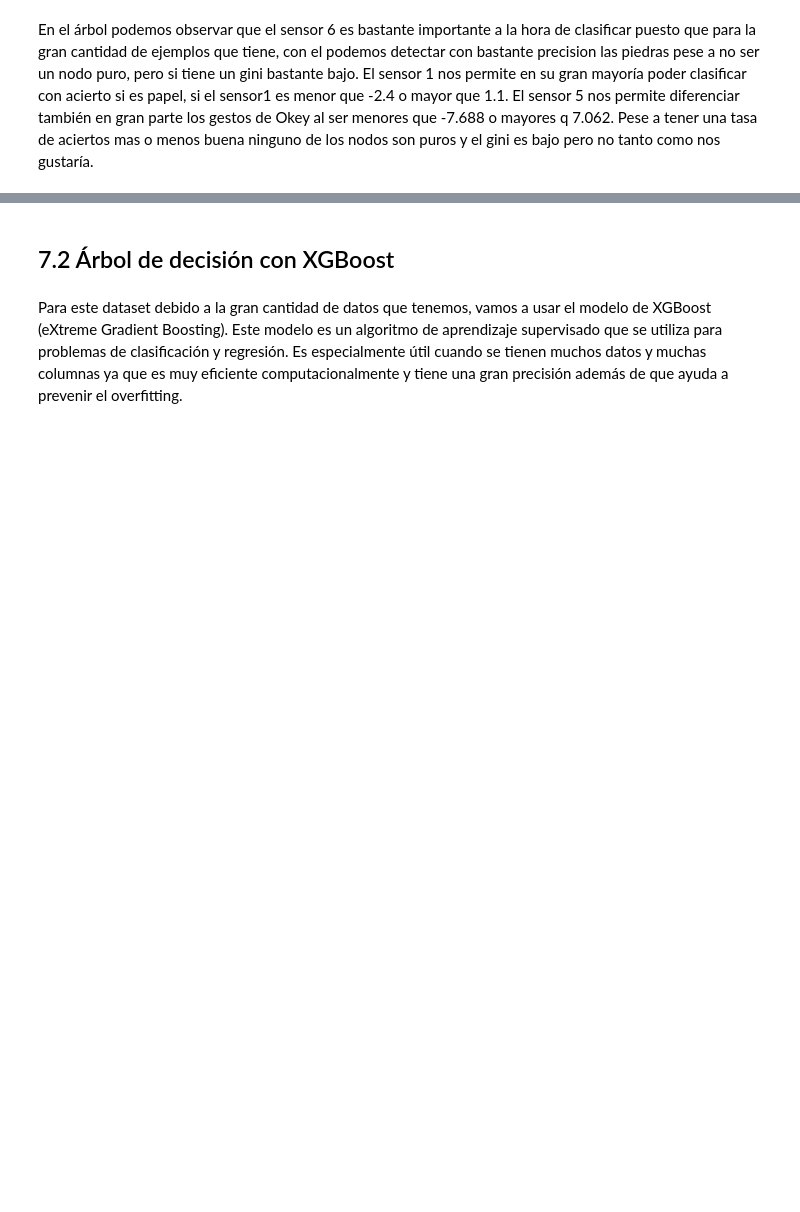
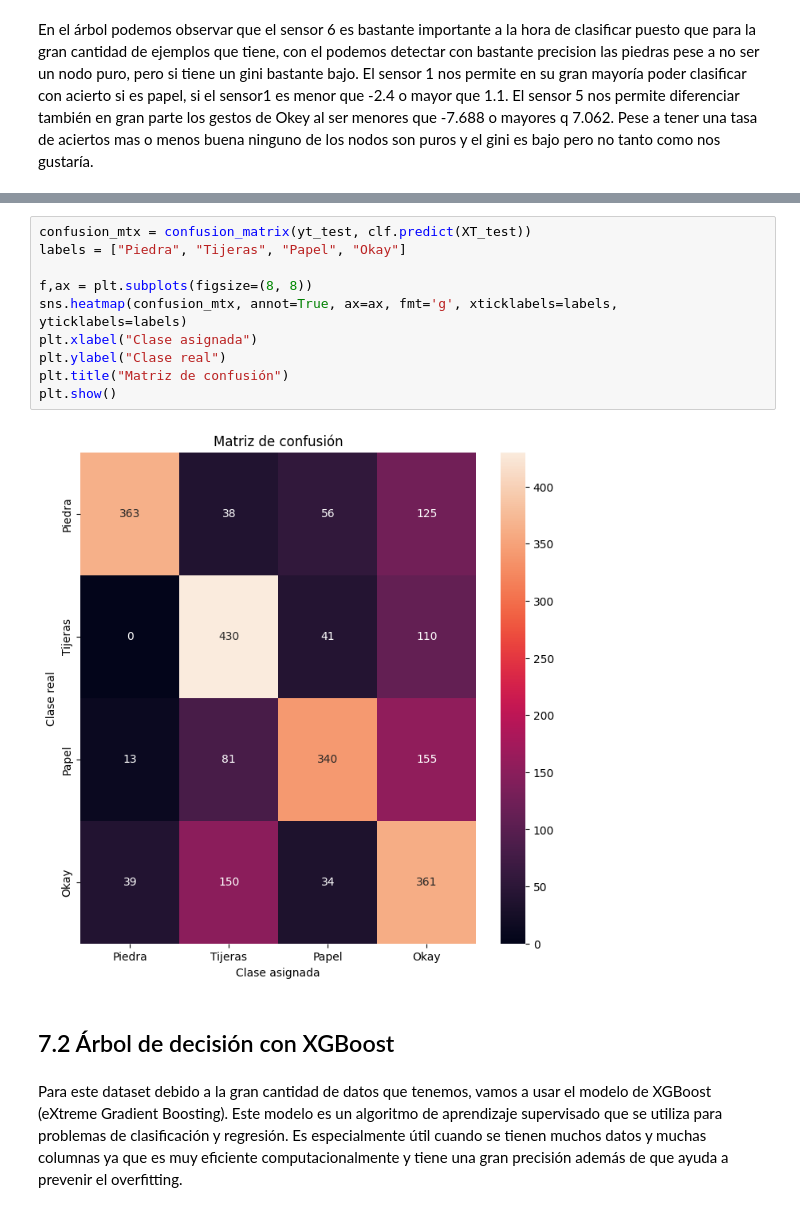
Before and after one commit to Dai-vl/Machine-Learning, a Jupyter notebook: PF/PF.ipynb, the cells around one changed output, grey strips where cells are left out. Drawn from its saved outputs; the diff is of its cells as text; blank space fills up the shorter version.

```diff
--- a/PF/PF.ipynb
+++ b/PF/PF.ipynb
@@ -877,3 +892,15 @@ En el árbol podemos observar que el sensor 6 es bastante importante a la hora d
+# %%
+confusion_mtx = confusion_matrix(yt_test, clf.predict(XT_test))
+labels = ["Piedra", "Tijeras", "Papel", "Okay"]
+
+f,ax = plt.subplots(figsize=(8, 8))
+sns.heatmap(confusion_mtx, annot=True, ax=ax, fmt='g', xticklabels=labels, yticklabels=labels)
+plt.xlabel("Clase asignada")
+plt.ylabel("Clase real")
+plt.title("Matriz de confusión")
+plt.show()
+# %% [output]
+[figure, added]
 # %% [markdown]
 ## 7.2 Árbol de decisión con XGBoost <a class="anchor" id="Árbol-de-decisión-con-XGBoost"></a>
 # %% [markdown]
```
Also changed, not shown: parts of 45 cells of this notebook, 2 other files.
